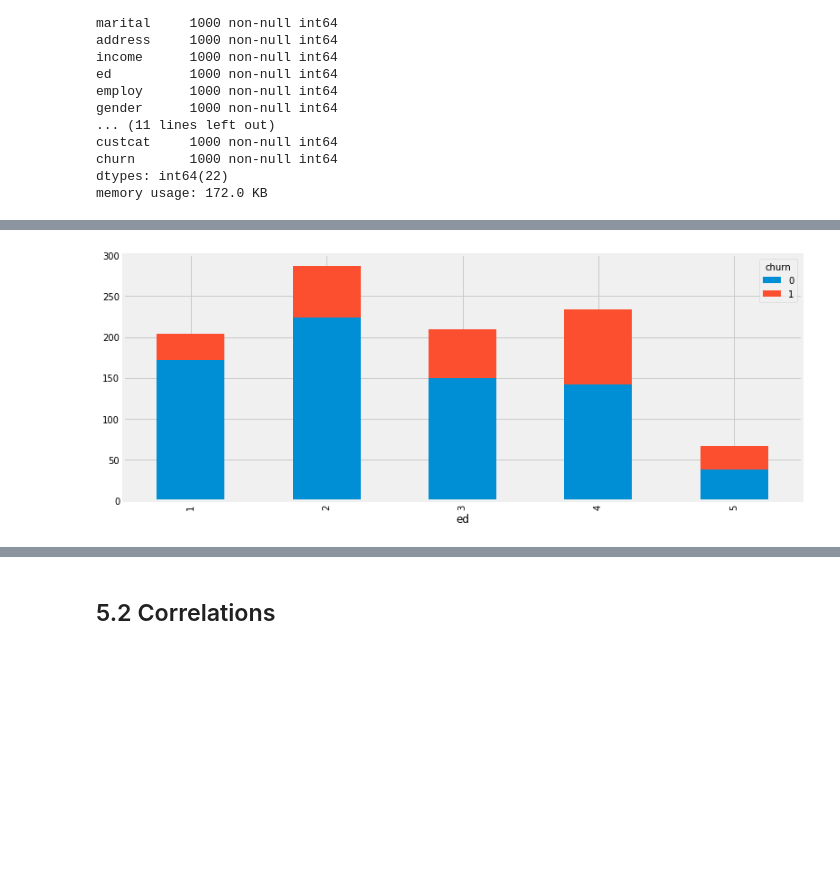
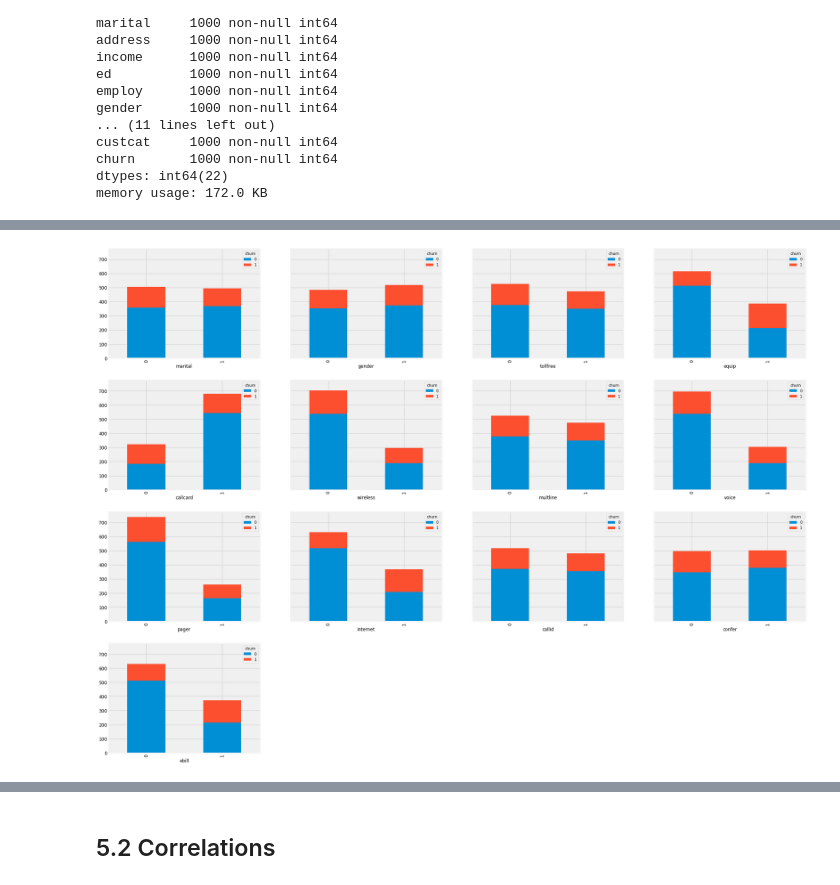
Before and after one commit to walidsi/data-science-bootcamp, a Jupyter notebook: Watson Wireless case.ipynb, the cells around one changed output, grey strips where cells are left out. Cells and saved outputs as stored; diff of their text form; code cells hidden in the pictures; blank space fills up the shorter version.

Commit message:
Added crosstabs plots

```diff
--- a/Watson Wireless case.ipynb
+++ b/Watson Wireless case.ipynb
@@ -128,10 +148,19 @@ From data inscpection we can observe the following about the variables / feature
 # %%
-bins = pd.cut(ww_df['age'], bins=5)
-#tab = pd.crosstab(bins, ww_df.churn,margins=True)
-tab = pd.crosstab(ww_df.ed, ww_df.churn,margins=True)
-tab = tab.drop('All',axis=1)
-tab = tab.drop('All',axis=0)
-tab.plot(kind='bar', stacked = True, figsize=(12,5))
+nominal_features = ['marital', 'gender', 'tollfree', 'equip', 'callcard', 'wireless', 'multline', 'voice', 'pager', 'internet', 'callid', 'confer', 'ebill']
+target_feature = 'churn'
+
+fig, axs = plt.subplots(4, 4, sharex=False, sharey=True, figsize=(30,25))
+
+for i, feat in enumerate(nominal_features):
+    #bins = pd.cut(ww_df['age'], bins=5)
+    tab = pd.crosstab(ww_df[feat], ww_df[target_feature], margins=True)
+    tab = tab.drop('All',axis=1)
+    tab = tab.drop('All',axis=0)
+    ax = tab.plot(kind='bar', stacked = True, ax = axs[int(i/4), int(i%4)])
+
+for i in range(13, 16):
+    fig.delaxes(axs[int(i/4), int(i%4)])
+
 plt.show()
 # %% [output]
-[figure, old version]
+[figure, new version]
```
Also changed, not shown: parts of 26 cells of this notebook.
